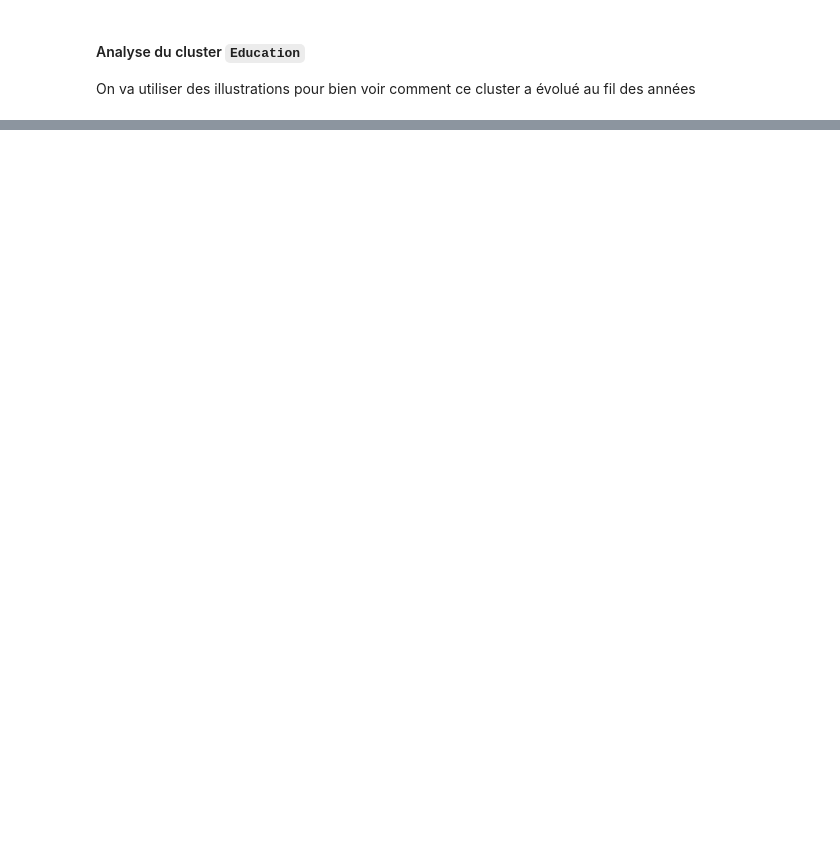
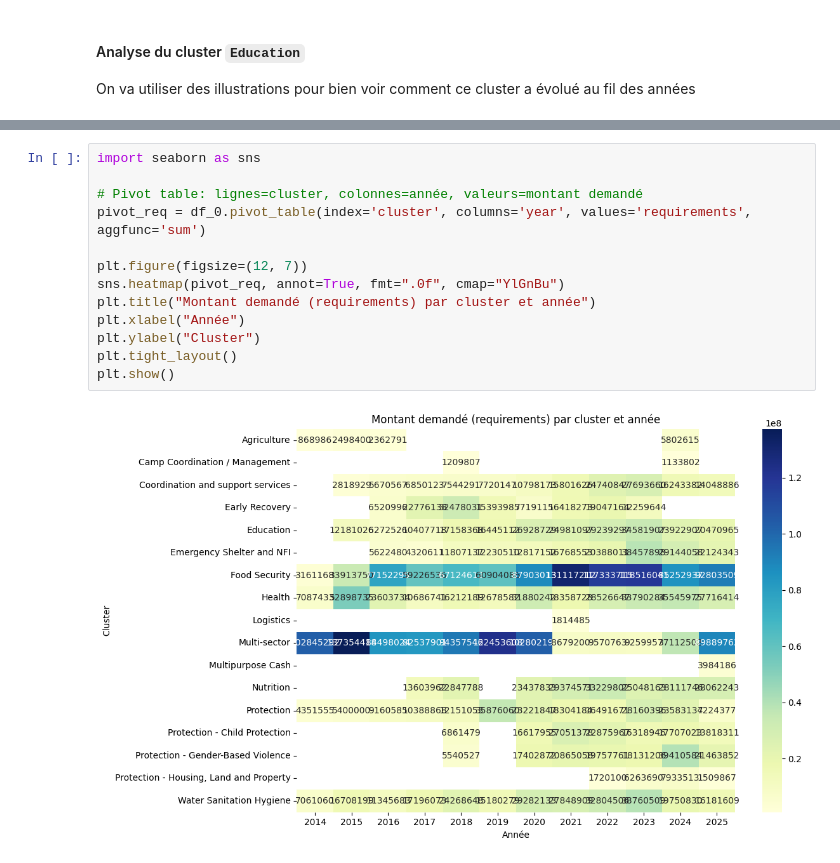
Before and after one commit to AnicetKJ/ProjetFTSCameroun, a Jupyter notebook: notebook_ml1.ipynb, the cells around one changed output, grey strips where cells are left out. Saved outputs shown, nothing was run; the diff lists cells and outputs as text; blank space fills up the shorter version.

```diff
--- a/notebook_ml1.ipynb
+++ b/notebook_ml1.ipynb
@@ -279,0 +348,15 @@ On va utiliser des illustrations pour bien voir comment ce cluster a évolué au
+# %%
+import seaborn as sns
+
+# Pivot table: lignes=cluster, colonnes=année, valeurs=montant demandé
+pivot_req = df_0.pivot_table(index='cluster', columns='year', values='requirements', aggfunc='sum')
+
+plt.figure(figsize=(12, 7))
+sns.heatmap(pivot_req, annot=True, fmt=".0f", cmap="YlGnBu")
+plt.title("Montant demandé (requirements) par cluster et année")
+plt.xlabel("Année")
+plt.ylabel("Cluster")
+plt.tight_layout()
+plt.show()
+# %% [output]
+[figure, added]
```
Also changed, not shown: parts of 6 cells of this notebook, 1 other file.
